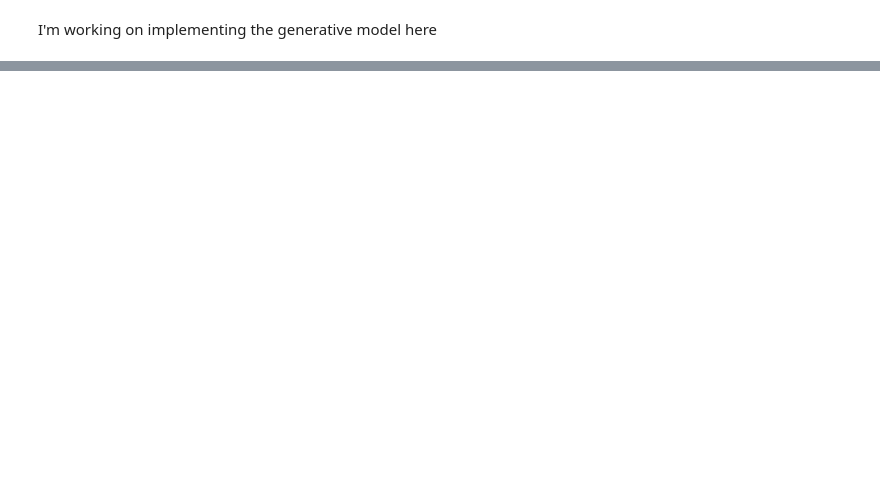
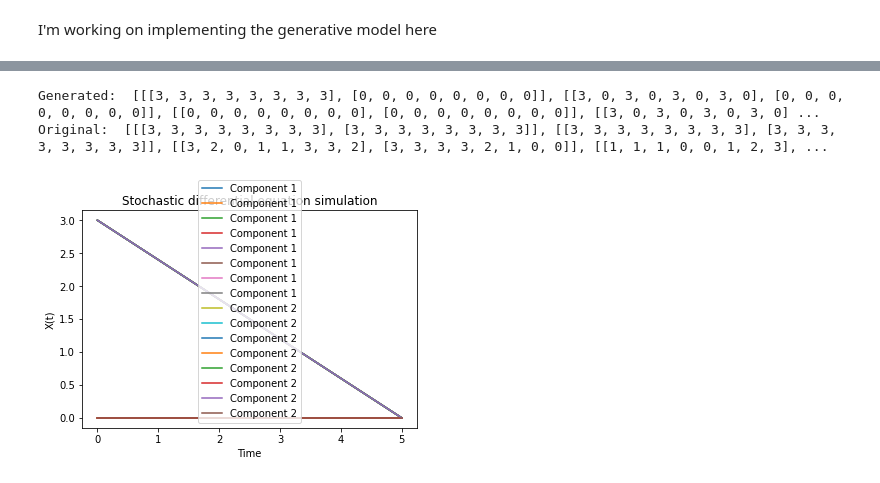
Before and after one commit to valterUo/Hanken-Q4Finance, a Jupyter notebook: generative_model_draft.ipynb, the cells around one changed output, grey strips where cells are left out. Saved outputs shown, nothing was run; the diff lists cells and outputs as text; code cells hidden in the pictures; blank space fills up the shorter version.

```diff
--- a/generative_model_draft.ipynb
+++ b/generative_model_draft.ipynb
@@ -206,0 +232,49 @@ plt.show()
+# %%
+def generate_time_series_from_quantum_model(alpha, gamma, time_steps, n_subspace_qubits, environment_qubits, h, W, D, n_qubits, measurement = "probs"):
+    full_result = []
+    for t in time_steps:
+        result = [[], []]
+        state = [[0]*n_subspace_qubits]*2
+        for segment in range(n_segments):
+            for j in range(n_subspace_qubits):
+                subspace = range(n_subspace_qubits*j, n_subspace_qubits*(j + 1))
+                probs = circuit(state, t, n_subspace_qubits, environment_qubits, subspace, alpha, gamma, h, W, D, n_qubits, measurement = "probs")
+                # visualize the circuit
+                #fig, plt = qml.draw_mpl(circuit)(state, t, n_subspace_qubits, environment_qubits, subspace, alpha, gamma, h, W, D, n_qubits, measurement = "probs")
+                #fig.savefig(f"quantum_circuit_{t}_{j}.png")
+                most_probable_state = torch.argmax(probs)
+                #print("most prob state: ", most_probable_state)
+                result[j].append(int(most_probable_state))
+            state = [int(x[-1]) for x in result]
+            #print("State: ", state)
+        full_result.append(result)
+    return full_result
+# %%
+from time_series_utils import apply_sax_inverse
+
+
+generated_time_series = generate_time_series_from_quantum_model(result["opt_params"]["alpha"],
+                                        result["opt_params"]["gamma"],
+                                        time_steps,
+                                        n_subspace_qubits,
+                                        environment_qubits,
+                                        h,
+                                        W,
+                                        D,
+                                        n_qubits)
+print("Generated: ", generated_time_series)
+print("Original: ", X_discrete_d)
+#inverted_series = apply_sax_inverse(generated_time_series, n_sax_symbols = 2**n_subspace_qubits)
+#print(inverted_series)
+time = np.linspace(0, len(generated_time_series),  2)
+for i in range(2):
+    plt.plot(time, generated_time_series[i], label=f'Component {i+1}')
+plt.xlabel('Time')
+plt.ylabel('X(t)')
+plt.title('Stochastic differential equation simulation')
+plt.legend()
+plt.show()
+# %% [output]
+Generated:  [[[3, 3, 3, 3, 3, 3, 3, 3], [0, 0, 0, 0, 0, 0, 0, 0]], [[3, 0, 3, 0, 3, 0, 3, 0], [0, 0, 0, 0, 0, 0, 0, 0]], [[0, 0, 0, 0, 0, 0, 0, 0], [0, 0, 0, 0, 0, 0, 0, 0]], [[3, 0, 3, 0, 3, 0, 3, 0] ...
+Original:  [[[3, 3, 3, 3, 3, 3, 3, 3], [3, 3, 3, 3, 3, 3, 3, 3]], [[3, 3, 3, 3, 3, 3, 3, 3], [3, 3, 3, 3, 3, 3, 3, 3]], [[3, 2, 0, 1, 1, 3, 3, 2], [3, 3, 3, 3, 2, 1, 0, 0]], [[1, 1, 1, 0, 0, 1, 2, 3], ...
+[figure, added]
```
Also changed, not shown: parts of 8 cells of this notebook, 2 other files.
